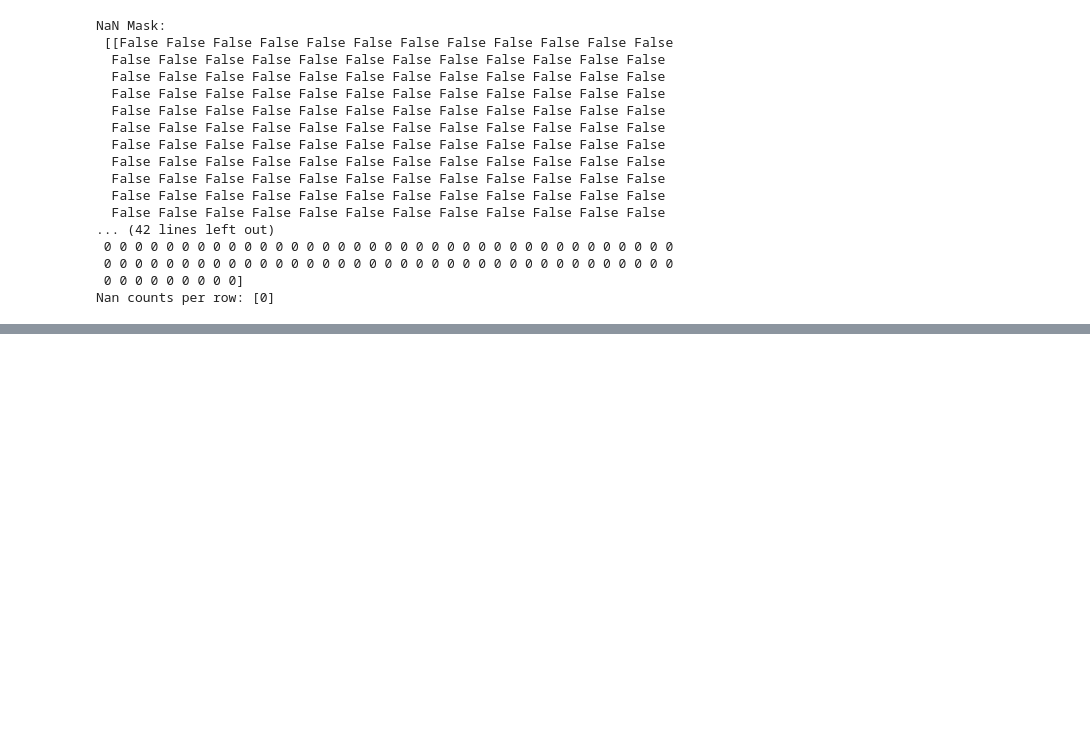
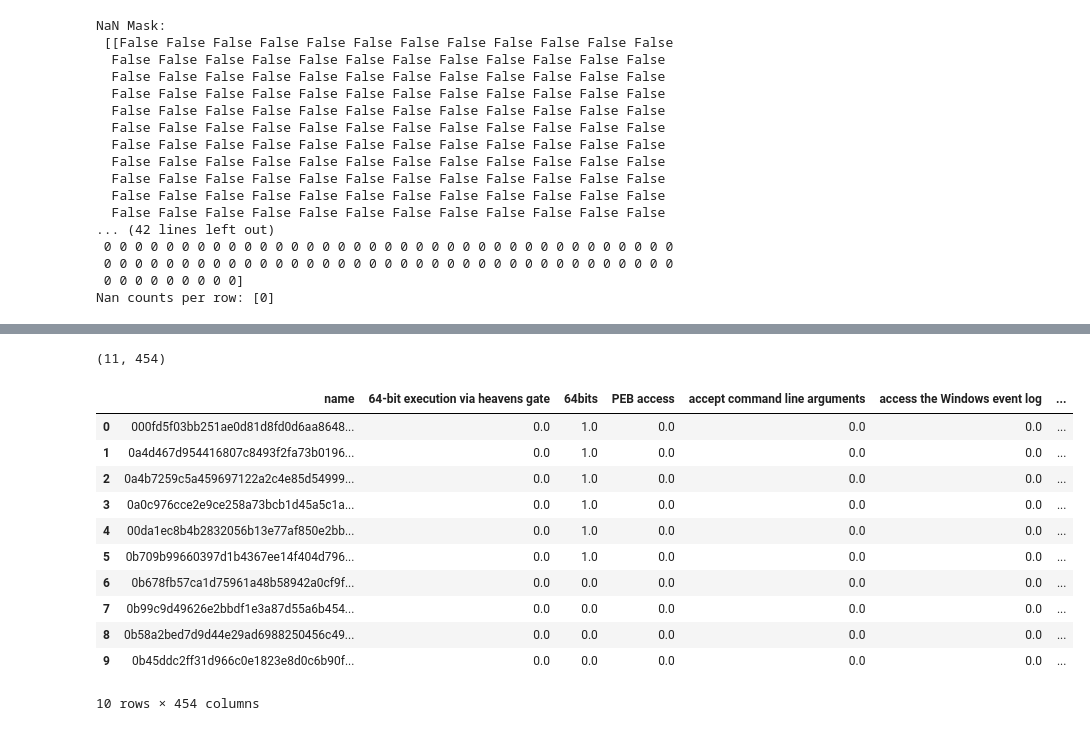
Before and after one commit to JCM-Sid/Challenge-sorbonne, a Jupyter notebook: Model_GAT_classification_v11.ipynb, the cells around one changed output, grey strips where cells are left out. Saved outputs shown, nothing was run; the diff lists cells and outputs as text; code cells hidden in the pictures; blank space fills up the shorter version.

Commit message:
update test and .pth

```diff
--- a/Model_GAT_classification_v11.ipynb
+++ b/Model_GAT_classification_v11.ipynb
@@ -59,7 +59,6 @@ if 'GOOGLE_COLAB' in os.environ:
     from google.colab import drive
     drive.mount('/content/drive')
 # %%
-
 current_directory = os.getcwd()
 print(f"The current working directory is: {current_directory}")
 
@@ -91,19 +90,24 @@ elif current_directory == '/content': # Google Colab
 
 elif current_directory == r"c:\Users\jch_m\DocumentsPerso\Centrale-IAC\Cours\Python-ML\ProjectMaster\Challenge-Sorbonne": #PC
     split_char = '\\'
+
     #training_path_dir =   r"D:\ChallengeDST\folder_training_set"
     training_path_dir =   r"..\..\Data\ChallengeSorbonne\training"
     #training_path_dir =   r"..\..\Data\ChallengeSorbonne\training_s"
-
-    test_path_dir = r"..\..\Data\ChallengeSorbonne\training_s"
-    #test_path_dir =   r"D:\ChallengeDST\folder_training_set\folder_training_set"
+    filename_trained = r".\list_hash_trained.csv"
 
     train_meta_data =  r'..\..\Data\ChallengeSorbonne\training_set_metadata.csv'
     file_split_training = r'.\split_training-pc.csv'
+
+    #test_path_dir =   r"D:\ChallengeDST\folder_training_set\folder_training_set"
+    test_path_dir = r"..\..\Data\ChallengeSorbonne\training"
+    test_init_file = r".\test_set_to_predict.csv"
+    filename_test_results = r".\test_prediction.csv"
+
     model_save_file =  r'.\model_sorbonne_weights.pth'
-    pre_fix_file = training_path_dir.split(split_char)[-1]
-    filename_test_results = os.path.join(current_directory, f"{pre_fix_file}_test_prediction.csv")
-    filename_trained = os.path.join(current_directory, f"{pre_fix_file}_list_hash_trained.csv")
+    filename_test_results = r".\test_prediction.csv"
+
+
 else:
     print("**** ERROR: init files names and directories not done - root directory and environment not identified")
 
@@ -163,13 +167,6 @@ def process_graph_directory(file_directory, val_size=0.1, rep_batch='rep_0'):
     count_files = 0
     max_file = 0
 
-    """
-    for root, _, files in os.walk(file_directory):
-        print(f"There are {len(files)} files in the directory: {root}")
-        print(f"expected train size: {round(len(files) * (1-val_size))} , val size: {round(len(files) * val_size)}")
-
-        full_file_list = [os.path.join(root, file) for file in files]
-    """
     #file_split_training = r"C:\Users\jch_m\DocumentsPerso\Centrale-IAC\Cours\Python-ML\ProjectMaster\ChallengeSorbonne\split_training-colab.csv"
     df_files_trained = pd.read_csv(filename_trained, sep=",")
     df_training_split = pd.read_csv(file_split_training, sep=";")
@@ -1201,3 +1190,8 @@ NaN Mask:
  0 0 0 0 0 0 0 0 0 0 0 0 0 0 0 0 0 0 0 0 0 0 0 0 0 0 0 0 0 0 0 0 0 0 0 0 0
  0 0 0 0 0 0 0 0 0]
 Nan counts per row: [0]
+# %%
+test_init_file = r"test_set_to_predict-JC.csv"
+filename_test_results = r"test_prediction.csv"
+df_test_init = pd.read_csv(test_init_file, sep=";")
+col_to_predict = df_test_init.columns
@@ -1285,0 +1301,17 @@ test to be done later, when full training is completed
+# %%
+print(df_all_labels.shape)
+df_all_labels.head(10)
+# %% [output]
+(11, 454)
+|  | name | 64-bit execution via heavens gate | 64bits | PEB access | accept command line arguments | access the Windows event log | ... |
+| 0 | 000fd5f03bb251ae0d81d8fd0d6aa8648... | 0.0 | 1.0 | 0.0 | 0.0 | 0.0 | ... |
+| 1 | 0a4d467d954416807c8493f2fa73b0196... | 0.0 | 1.0 | 0.0 | 0.0 | 0.0 | ... |
+| 2 | 0a4b7259c5a459697122a2c4e85d54999... | 0.0 | 1.0 | 0.0 | 0.0 | 0.0 | ... |
+| 3 | 0a0c976cce2e9ce258a73bcb1d45a5c1a... | 0.0 | 1.0 | 0.0 | 0.0 | 0.0 | ... |
+| 4 | 00da1ec8b4b2832056b13e77af850e2bb... | 0.0 | 1.0 | 0.0 | 0.0 | 0.0 | ... |
+| 5 | 0b709b99660397d1b4367ee14f404d796... | 0.0 | 1.0 | 0.0 | 0.0 | 0.0 | ... |
+| 6 | 0b678fb57ca1d75961a48b58942a0cf9f... | 0.0 | 0.0 | 0.0 | 0.0 | 0.0 | ... |
+| 7 | 0b99c9d49626e2bbdf1e3a87d55a6b454... | 0.0 | 0.0 | 0.0 | 0.0 | 0.0 | ... |
+| 8 | 0b58a2bed7d9d44e29ad6988250456c49... | 0.0 | 0.0 | 0.0 | 0.0 | 0.0 | ... |
+| 9 | 0b45ddc2ff31d966c0e1823e8d0c6b90f... | 0.0 | 0.0 | 0.0 | 0.0 | 0.0 | ... |
+10 rows × 454 columns
```
Also changed, not shown: parts of 6 cells of this notebook, 1 other file.
